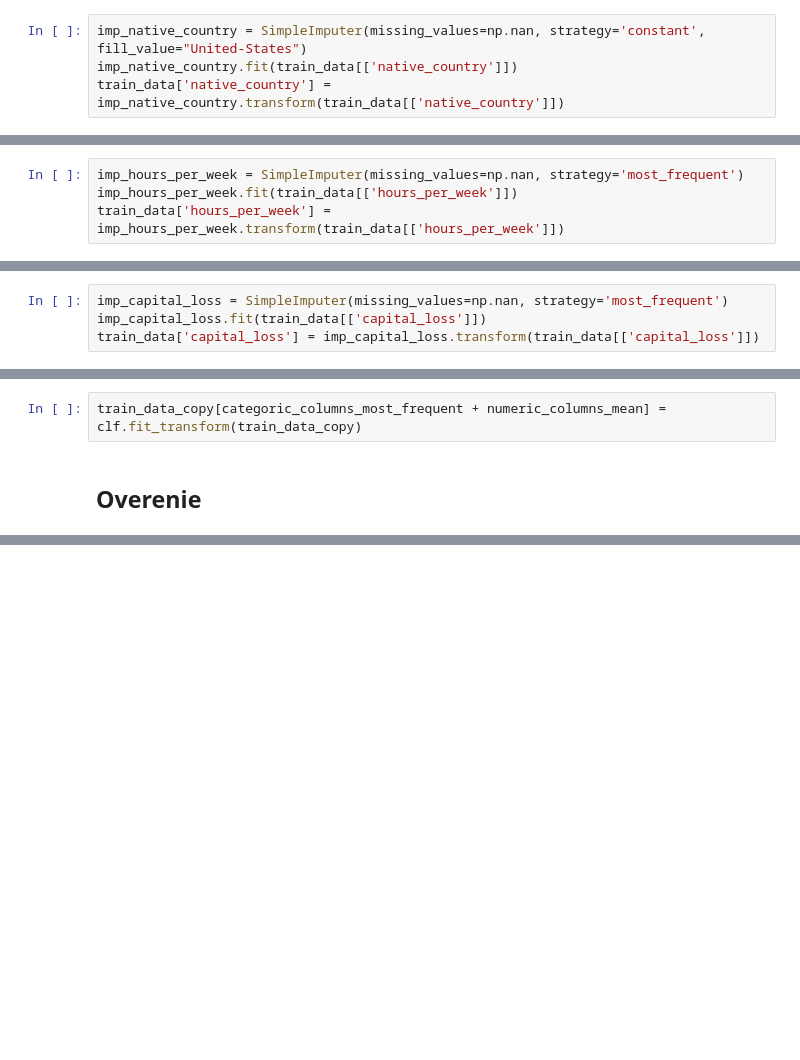
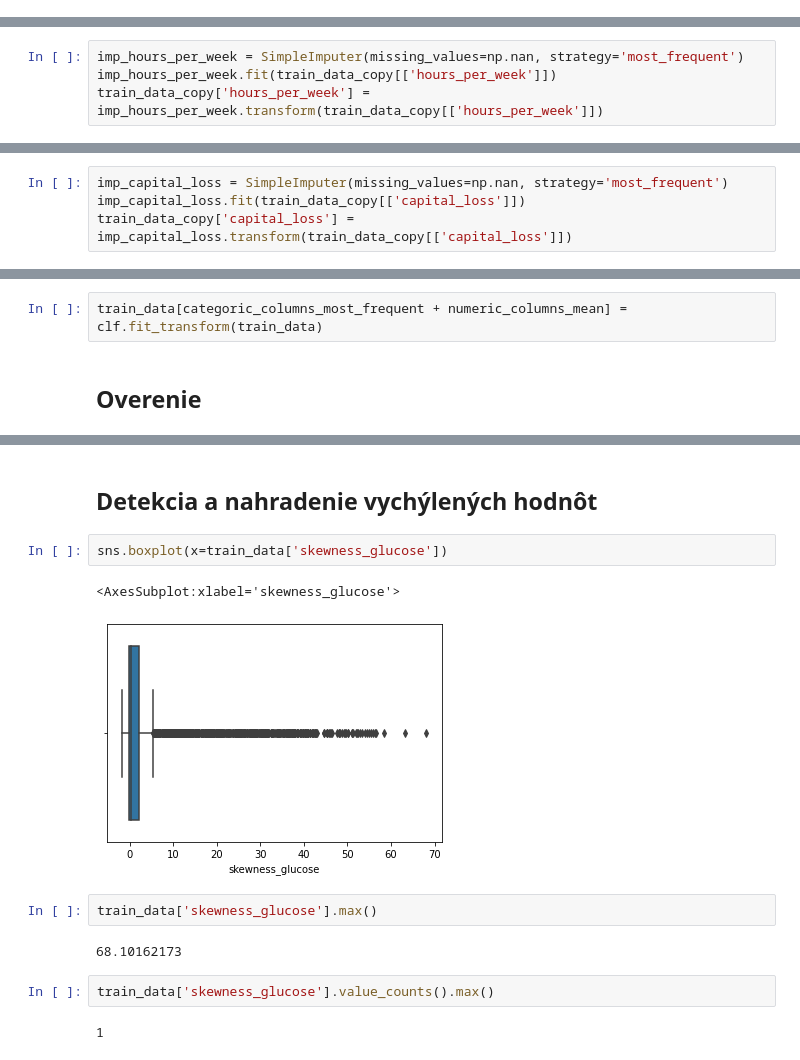
Before and after one commit to martinbudinsky3/diabetes-prediction, a Jupyter notebook: Budinsky_Balekova_Predspracovanie.ipynb, the cells around one changed output, grey strips where cells are left out. Saved outputs shown, nothing was run; the diff lists cells and outputs as text; blank space fills up the shorter version.

```diff
--- a/Budinsky_Balekova_Predspracovanie.ipynb
+++ b/Budinsky_Balekova_Predspracovanie.ipynb
@@ -973,4 +1000,0 @@ Z počtu 3868 pacientov, je United-States krajinou pôvodu až 3551 pacientov. J
-# %%
-imp_native_country = SimpleImputer(missing_values=np.nan, strategy='constant', fill_value="United-States")
-imp_native_country.fit(train_data[['native_country']])
-train_data['native_country'] = imp_native_country.transform(train_data[['native_country']])
@@ -1013,6 +1025,6 @@ train_data['hours_per_week'].value_counts().idxmax()
 40.0
 # %%
 imp_hours_per_week = SimpleImputer(missing_values=np.nan, strategy='most_frequent')
-imp_hours_per_week.fit(train_data[['hours_per_week']])
-train_data['hours_per_week'] = imp_hours_per_week.transform(train_data[['hours_per_week']])
+imp_hours_per_week.fit(train_data_copy[['hours_per_week']])
+train_data_copy['hours_per_week'] = imp_hours_per_week.transform(train_data_copy[['hours_per_week']])
 # %%
@@ -1054,6 +1066,6 @@ train_data['capital_loss'].count()
 Vidíme, že najčastejšia hodnota je 0. Až 95% záznamov obsahuje hodnotu "0" v stĺpci capital_loss. Preto  nulu doplníme aj namiesto chýnajúcich hodnôt.
 # %%
 imp_capital_loss = SimpleImputer(missing_values=np.nan, strategy='most_frequent')
-imp_capital_loss.fit(train_data[['capital_loss']])
-train_data['capital_loss'] = imp_capital_loss.transform(train_data[['capital_loss']])
+imp_capital_loss.fit(train_data_copy[['capital_loss']])
+train_data_copy['capital_loss'] = imp_capital_loss.transform(train_data_copy[['capital_loss']])
 # %%
@@ -1181,7 +1213,7 @@ clf = Pipeline(steps=[('preprocessor', preprocessor)])
 # %% [markdown]
 Keďže sa teraz jedná o trénovaciu množinu dát, zavoláme metódy fit aj transform. Keďže sa transformácia trénujete iba na trénovacích dátach, na množine testovacích dát už budeme volať len funkciu transform.
 # %%
-train_data_copy[categoric_columns_most_frequent + numeric_columns_mean] = clf.fit_transform(train_data_copy)
+train_data[categoric_columns_most_frequent + numeric_columns_mean] = clf.fit_transform(train_data)
 # %% [markdown]
 ## Overenie
 # %%
@@ -1224,3 +1256,18 @@ Data columns (total 28 columns):
  27  skewness_oxygen   3933 non-null   float64
 dtypes: datetime64[ns](1), float64(15), int64(1), object(11)
 memory usage: 860.5+ KB
+# %% [markdown]
+## Detekcia a nahradenie vychýlených hodnôt
+# %%
+sns.boxplot(x=train_data['skewness_glucose'])
+# %% [output]
+<AxesSubplot:xlabel='skewness_glucose'>
+[figure, added]
+# %%
+train_data['skewness_glucose'].max()
+# %% [output]
+68.10162173
+# %%
+train_data['skewness_glucose'].value_counts().max()
+# %% [output]
+1
```
Also changed, not shown: parts of 105 cells of this notebook.
